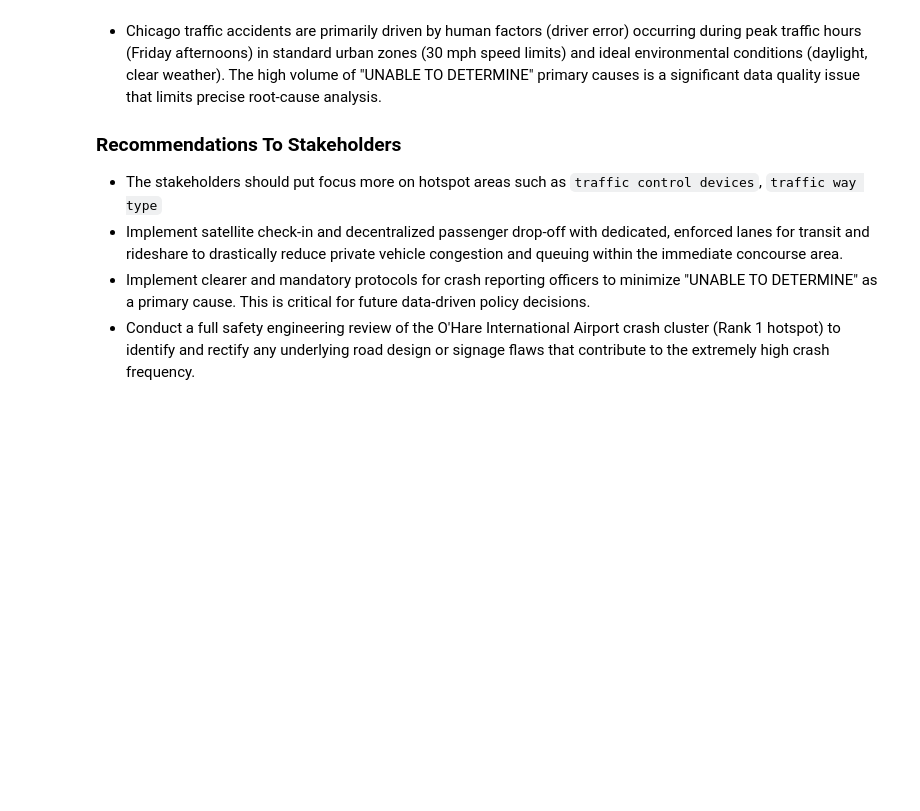
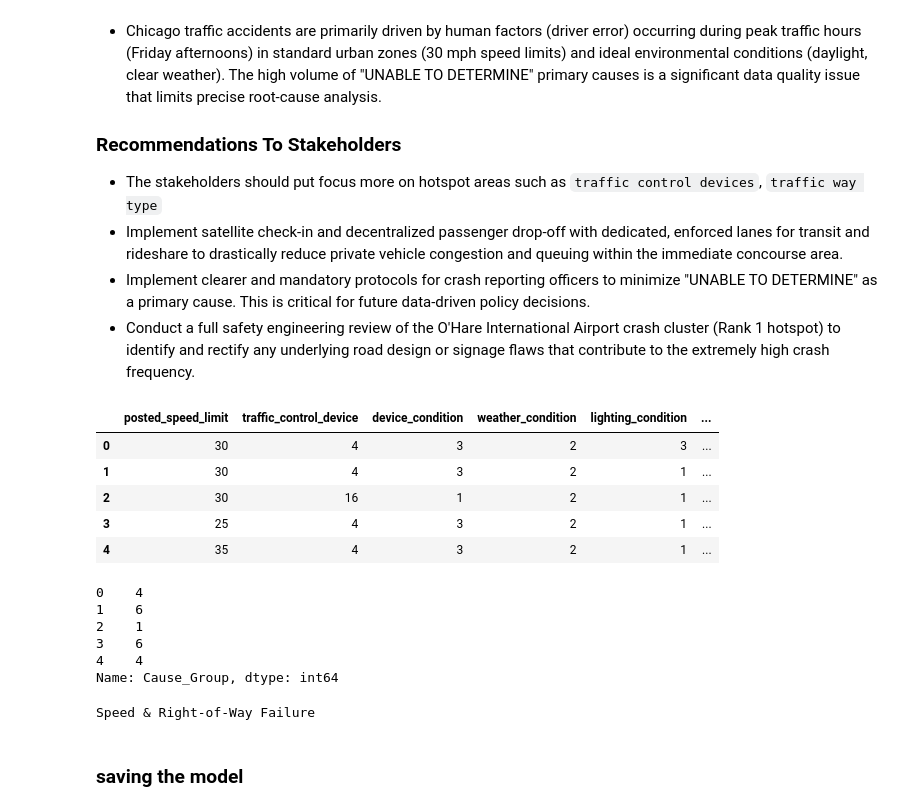
Before and after one commit to felix-musau/phase_4_group_7, a Jupyter notebook: index2.ipynb, the cells around one changed output. Saved outputs shown, nothing was run; the diff lists cells and outputs as text; code cells hidden in the pictures; blank space fills up the shorter version.

```diff
--- a/index2.ipynb
+++ b/index2.ipynb
@@ -1511,3 +1587,46 @@ plt.show()
 * Implement satellite check-in and decentralized passenger drop-off with dedicated, enforced lanes for transit and rideshare to drastically reduce private vehicle congestion and queuing within the immediate concourse area.
 * Implement clearer and mandatory protocols for crash reporting officers to minimize "UNABLE TO DETERMINE" as a primary cause. This is critical for future data-driven policy decisions.
 * Conduct a full safety engineering review of the O'Hare International Airport crash cluster (Rank 1 hotspot) to identify and rectify any underlying road design or signage flaws that contribute to the extremely high crash frequency.
+# %%
+X.head()
+# %% [output]
+|  | posted_speed_limit | traffic_control_device | device_condition | weather_condition | lighting_condition | ... |
+| 0 | 30 | 4 | 3 | 2 | 3 | ... |
+| 1 | 30 | 4 | 3 | 2 | 1 | ... |
+| 2 | 30 | 16 | 1 | 2 | 1 | ... |
+| 3 | 25 | 4 | 3 | 2 | 1 | ... |
+| 4 | 35 | 4 | 3 | 2 | 1 | ... |
+# %%
+y.head()
+# %% [output]
+0    4
+1    6
+2    1
+3    6
+4    4
+Name: Cause_Group, dtype: int64
+# %%
+input_data = (1200, 1, 2, 0, 0, 9, 9, 6, 0, 0, 0, 0, 0, 0, 0, 0, 0, 0, 0, 0)
+input_data_as_numpy_array = np.asarray(input_data)
+input_data_reshaped = input_data_as_numpy_array.reshape(1,-1)
+prediction = xgb_clf.predict(input_data_reshaped)
+if predicted_class == 0:
+    print('Speed & Right-of-Way Failure')
+elif predicted_class == 1:
+    print('Maneuver & Positioning Error')
+elif predicted_class == 2:
+    print('Disregard Traffic Controls')
+elif predicted_class == 3:
+    print('Impairment & Recklessness')
+elif predicted_class == 4:
+    print('Distraction & Visibility')
+elif predicted_class == 5:
+    print('External/Environmental/Mechanical')
+elif predicted_class == 6:
+    print('Unclassified/Administrative')
+elif predicted_class == 7:
+    print('UNABLE TO DETERMINE')
+# %% [output]
+Speed & Right-of-Way Failure
+# %% [markdown]
+### saving the model
```
Also changed, not shown: parts of 16 cells of this notebook, 3 other files.
